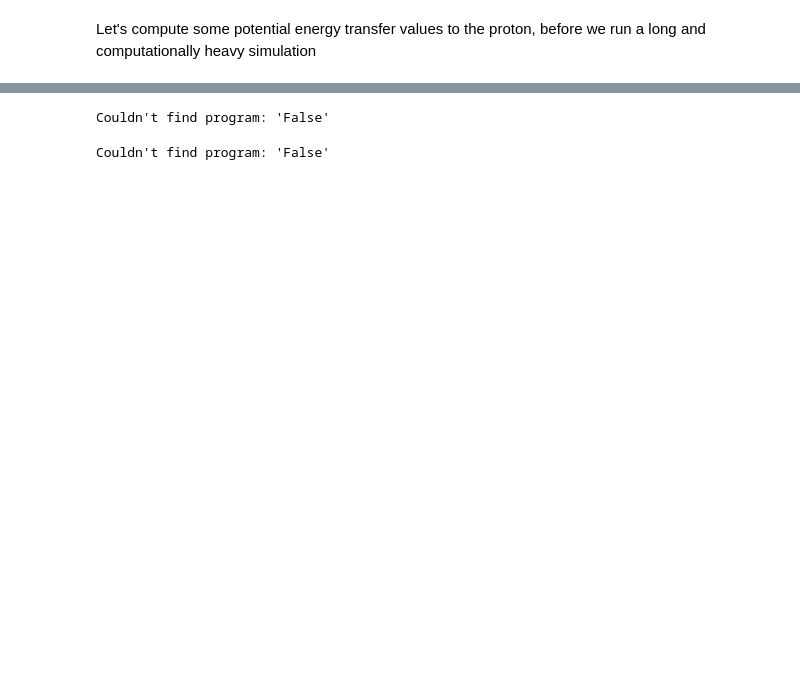
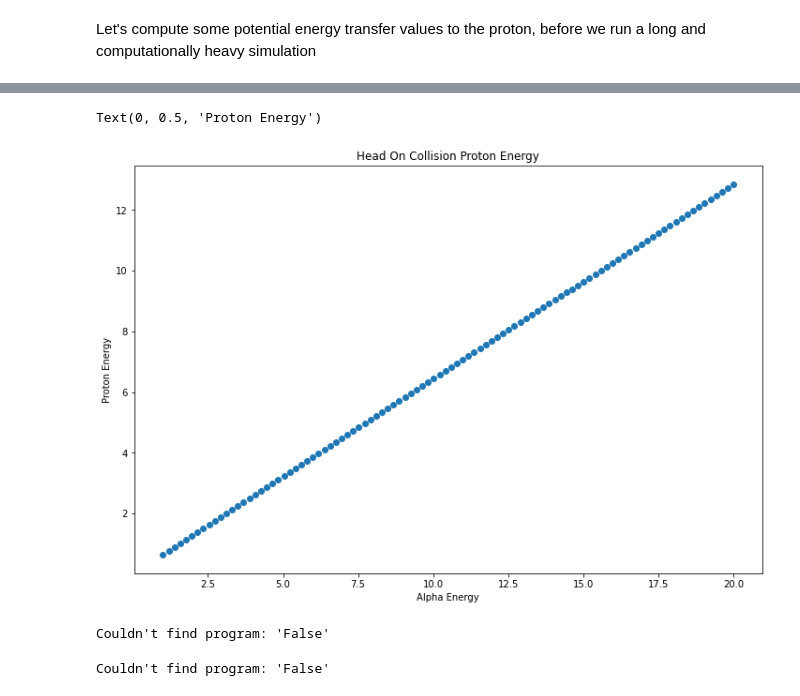
Before and after one commit to ddrobner/scatteringsim, a Jupyter notebook: scatteringsim.ipynb, the cells around one changed output, grey strips where cells are left out. Cells and saved outputs as stored; diff of their text form; code cells hidden in the pictures; blank space fills up the shorter version.

```diff
--- a/scatteringsim.ipynb
+++ b/scatteringsim.ipynb
@@ -419,3 +419,29 @@ KeyboardInterrupt:
+# %%
+# ok... let's check a scattering angle of zero
+# we have
+
+m_alpha = 6.646E-27 # kg
+m_proton = 1.6726E-27 # kg
+
+ei = np.linspace(1, 20, 100)
+
+mev_to_j = 1.602176e-13
+ei_j = ei*mev_to_j
+valpha_i = np.sqrt(2*(ei_j)/m_alpha)
+
+valpha_f = ((m_alpha - m_proton)/(m_alpha + m_proton)) * valpha_i
+vproton_f = (2*m_alpha)/(m_alpha + m_proton) * valpha_i
+
+ealpha_f = (0.5*m_alpha*(valpha_f**2))*(1/mev_to_j)
+eproton_f = (0.5*m_proton*(vproton_f**2))*(1/mev_to_j)
+
+plt.scatter(ei, eproton_f)
+plt.title("Head On Collision Proton Energy")
+plt.xlabel("Alpha Energy")
+plt.ylabel("Proton Energy")
+# %% [output]
+Text(0, 0.5, 'Proton Energy')
+[figure, added]
 # %%
 # ok, now let's write a loop to process a lot of particles
 # using one on each thread to speed things up
```
Also changed, not shown: parts of 4 cells of this notebook.
